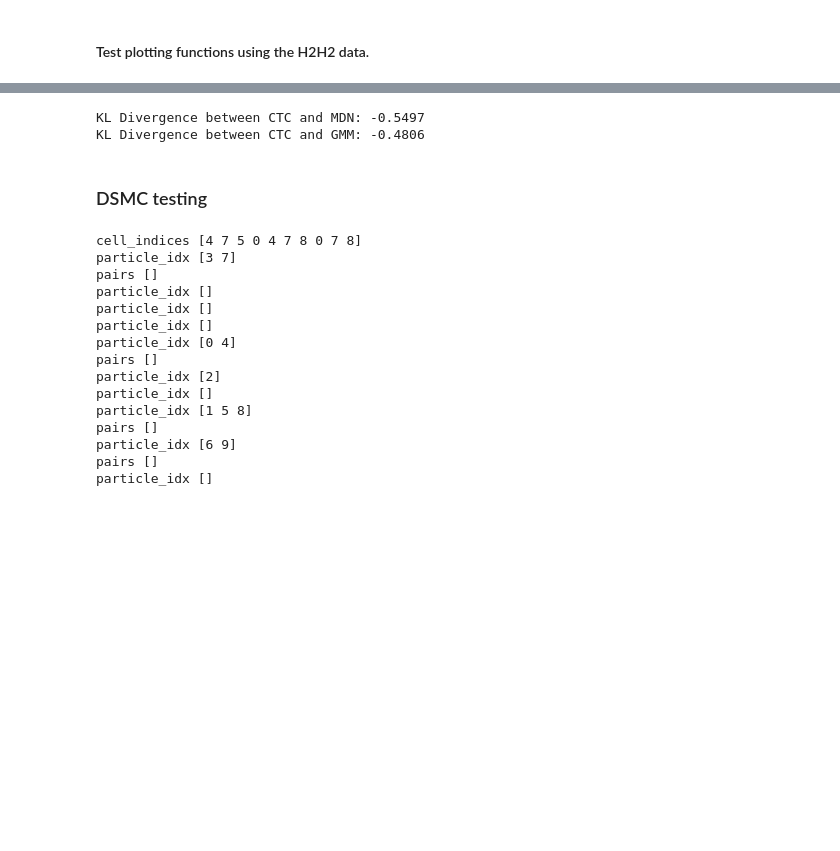
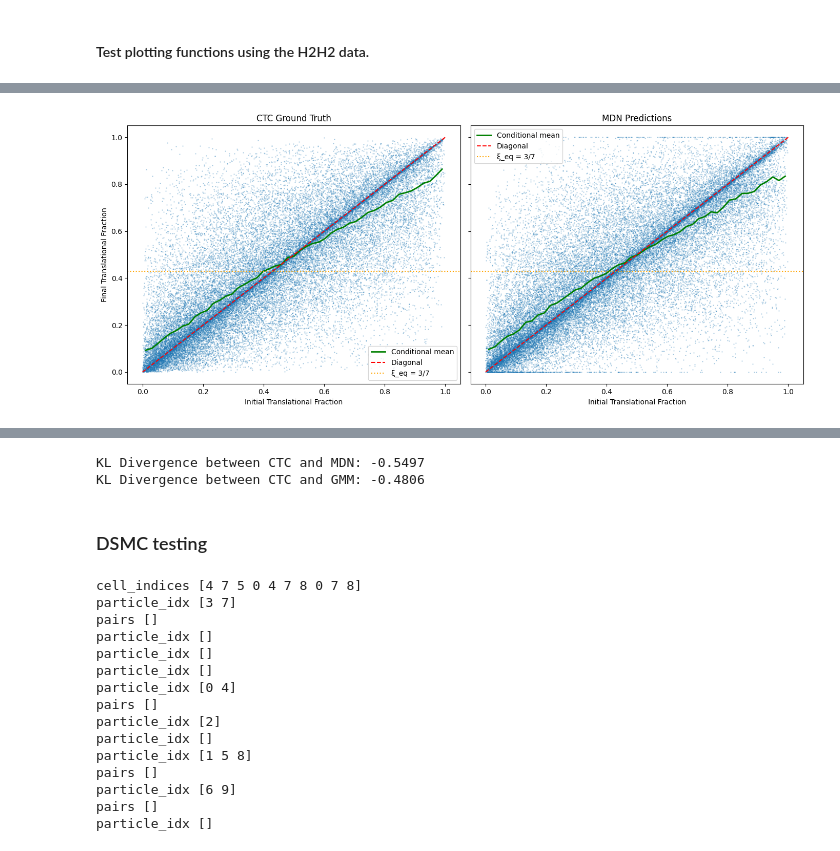
Before and after one commit to TijnZeelenberg/scatteringkernels, a Jupyter notebook: notebook_experiments.ipynb, the cells around one changed output, grey strips where cells are left out. Drawn from its saved outputs; the diff is of its cells as text; code cells hidden in the pictures; blank space fills up the shorter version.

```diff
--- a/notebook_experiments.ipynb
+++ b/notebook_experiments.ipynb
@@ -32,3 +69,86 @@ plt.show()
+# %%
+import torch
+import numpy as np
+import pandas as pd
+import matplotlib.pyplot as plt
+
+from machinelearning.mdn import MixtureDensityNetwork
+
+datafile = "data/H2H2_collisionsV2.csv"
+mdn = MixtureDensityNetwork(
+    input_dim=3, output_dim=2, num_mixtures=5, hidden_dim=128, randomseed=42
+)
+mdn.load_model("results/models/mdn_H2H2V2.pth")
+
+# Load CTC data
+df = pd.read_csv(datafile)
+Etr_init = df["Etr"].values
+Erot1_init = df["Erot1_in"].values
+Erot2_init = df["Erot2_in"].values
+E_available = Etr_init + Erot1_init + Erot2_init
+
+# COM-frame fractions (matching batch_collide input format)
+xi_rel = np.where(E_available > 0, Etr_init / E_available, 0.0)
+xi_rot_A = np.where(E_available > 0, Erot1_init / E_available, 0.0)
+
+# Build MDN input: [E_available, xi_rel, xi_rot_A]
+input_features = torch.tensor(
+    np.stack([E_available, xi_rel, xi_rot_A], axis=1), dtype=torch.float32
+)
+
+# Sample post-collision fractions from MDN
+samples = mdn.sample(input_features).detach().cpu().numpy()
+xi_rel_post = np.clip(samples[:, 0], 0.0, 1.0)
+
+# Binned conditional means
+bins = np.linspace(0, 1, 50)
+bin_centers = 0.5 * (bins[:-1] + bins[1:])
+digitized = np.digitize(xi_rel, bins)
+
+means_ctc = []
+means_mdn = []
+# CTC ground truth fractions
+Etr_out = df["Etr_out"].values
+Erot1_out = df["Erot1_out"].values
+Erot2_out = df["Erot2_out"].values
+E_available_out = Etr_out + Erot1_out + Erot2_out
+xi_rel_out_ctc = np.where(E_available_out > 0, Etr_out / E_available_out, 0.0)
+
+for b in range(1, len(bins)):
+    mask = digitized == b
+    if mask.sum() > 0:
+        means_ctc.append(xi_rel_out_ctc[mask].mean())
+        means_mdn.append(xi_rel_post[mask].mean())
+    else:
+        means_ctc.append(np.nan)
+        means_mdn.append(np.nan)
+
+fig, axes = plt.subplots(1, 2, figsize=(14, 6), sharex=True, sharey=True)
+
+# CTC plot
+axes[0].scatter(xi_rel, xi_rel_out_ctc, alpha=0.3, s=0.5)
+axes[0].plot(bin_centers, means_ctc, "g-", linewidth=2, label="Conditional mean")
+axes[0].plot([0, 1], [0, 1], "r--", label="Diagonal")
+axes[0].axhline(3 / 7, color="orange", linestyle=":", label="ξ_eq = 3/7")
+axes[0].set_xlabel("Initial Translational Fraction")
+axes[0].set_ylabel("Final Translational Fraction")
+axes[0].set_title("CTC Ground Truth")
+axes[0].legend()
+
+# MDN plot
+axes[1].scatter(xi_rel, xi_rel_post, alpha=0.3, s=0.5)
+axes[1].plot(bin_centers, means_mdn, "g-", linewidth=2, label="Conditional mean")
+axes[1].plot([0, 1], [0, 1], "r--", label="Diagonal")
+axes[1].axhline(3 / 7, color="orange", linestyle=":", label="ξ_eq = 3/7")
+axes[1].set_xlabel("Initial Translational Fraction")
+axes[1].set_title("MDN Predictions")
+axes[1].legend()
+
+plt.tight_layout()
+plt.savefig("results/plots/ctc_vs_mdn_xi_rel.png", dpi=300)
+plt.show()
+# %% [output]
+[figure, added]
 # %%
 from visualization.plot import Plotter
 from utils.helpers import load_dataset
```
Also changed, not shown: parts of 6 cells of this notebook, 4 other files.
